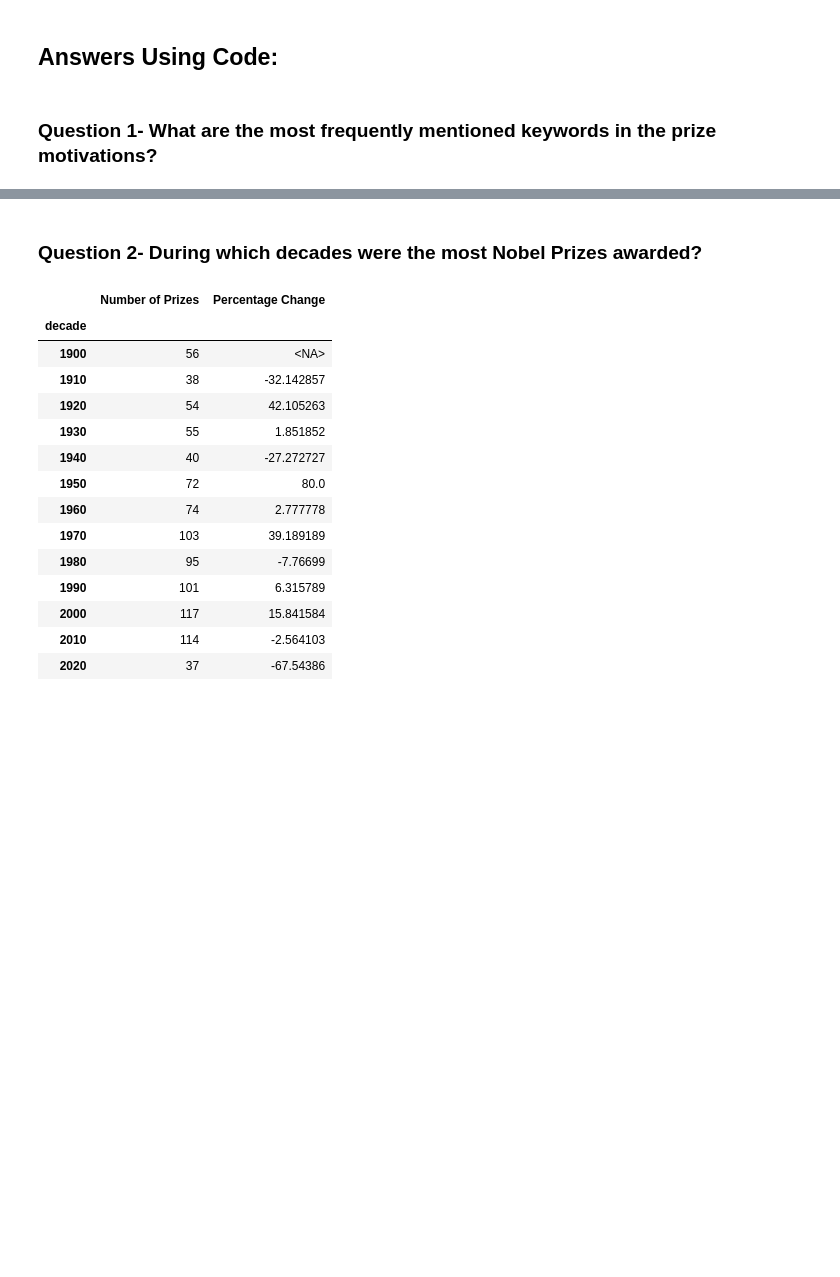
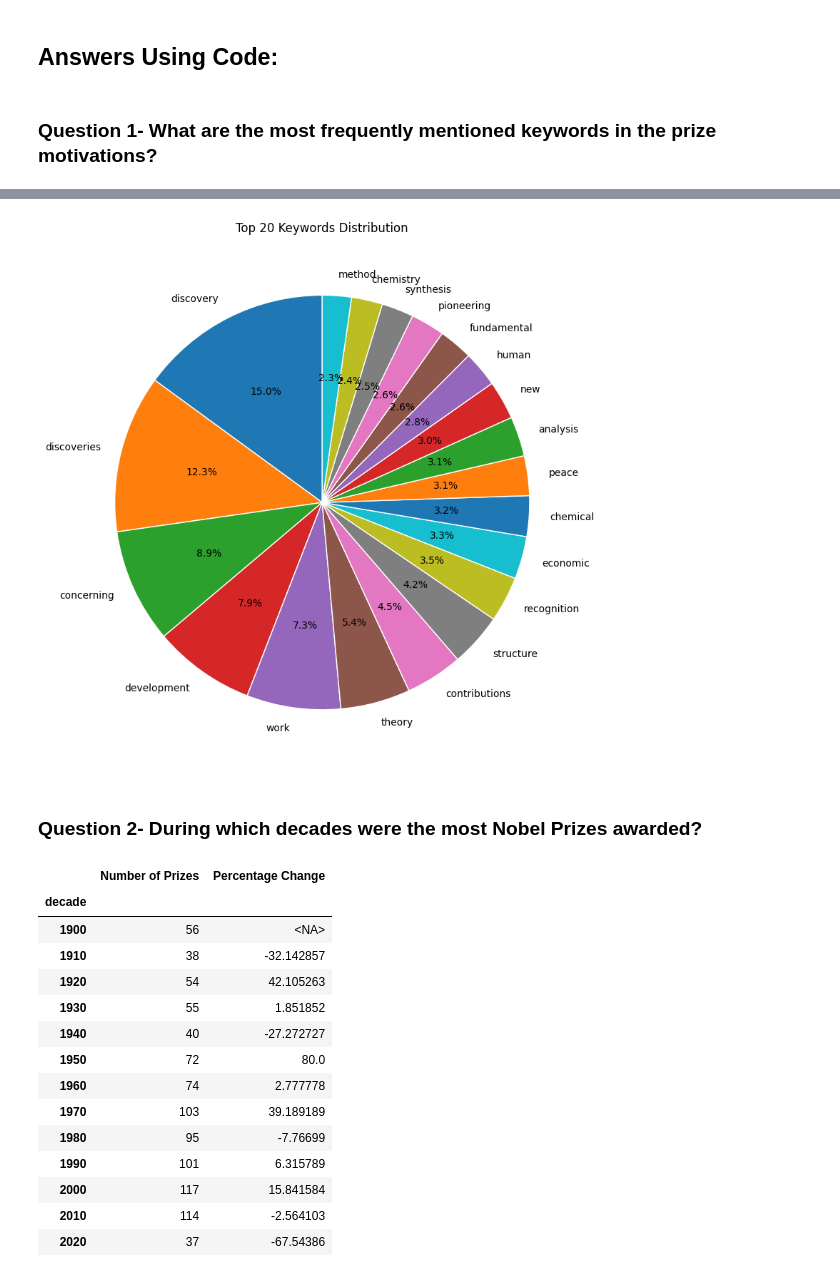
Before and after one commit to ChanKimm/Project2-Data-Analysis-with-Pandas, a Jupyter notebook: notebooks/project_2_cleaned.ipynb, the cells around one changed output, grey strips where cells are left out. Cells and saved outputs as stored; diff of their text form; code cells hidden in the pictures; blank space fills up the shorter version.

```diff
--- a/notebooks/project_2_cleaned.ipynb
+++ b/notebooks/project_2_cleaned.ipynb
@@ -214,6 +214,28 @@ display(keywords.head(20))
 | 1935 | synthesis | 33 |
 | 312 | chemistry | 32 |
 | 1241 | method | 30 |
+# %%
+# Visualization For the Top 20
+import matplotlib.pyplot as plt
+top15 = keywords.head(20)
+
+labels = top15['keyword']
+sizes  = top15['count']
+
+plt.figure(figsize=(8, 8))
+plt.pie(
+    sizes,
+    labels=labels,
+    autopct='%1.1f%%',
+    startangle=90,
+    wedgeprops={'linewidth': 1, 'edgecolor': 'white'}
+)
+plt.title('Top 20 Keywords Distribution')
+plt.axis('equal')    # draw as a circle
+plt.tight_layout()
+plt.show()
+# %% [output]
+[figure, added]
 # %% [markdown]
 ### Question 2- During which decades were the most Nobel Prizes awarded?
 # %%
```
Also changed, not shown: parts of 2 cells of this notebook.
